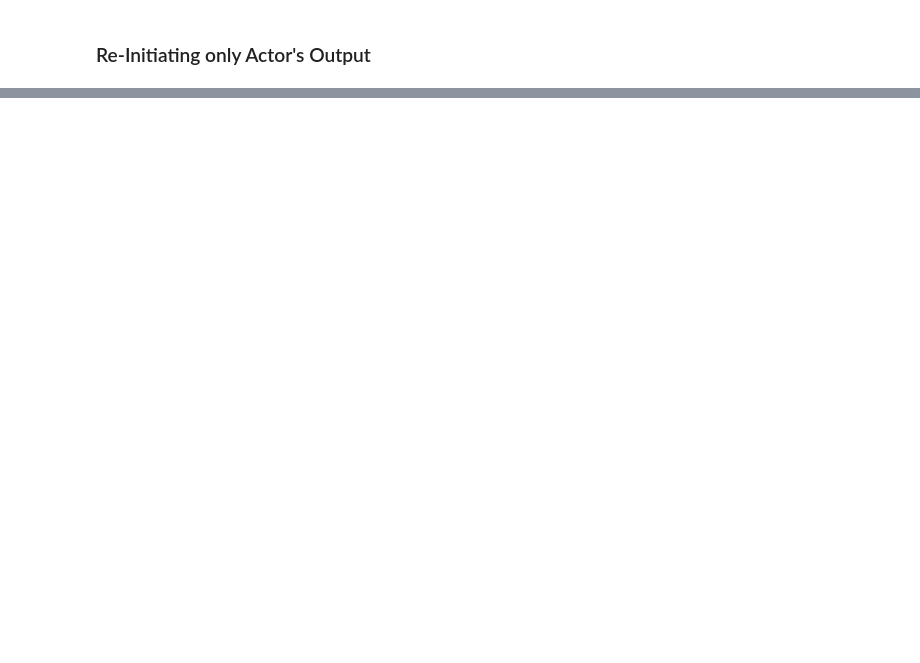
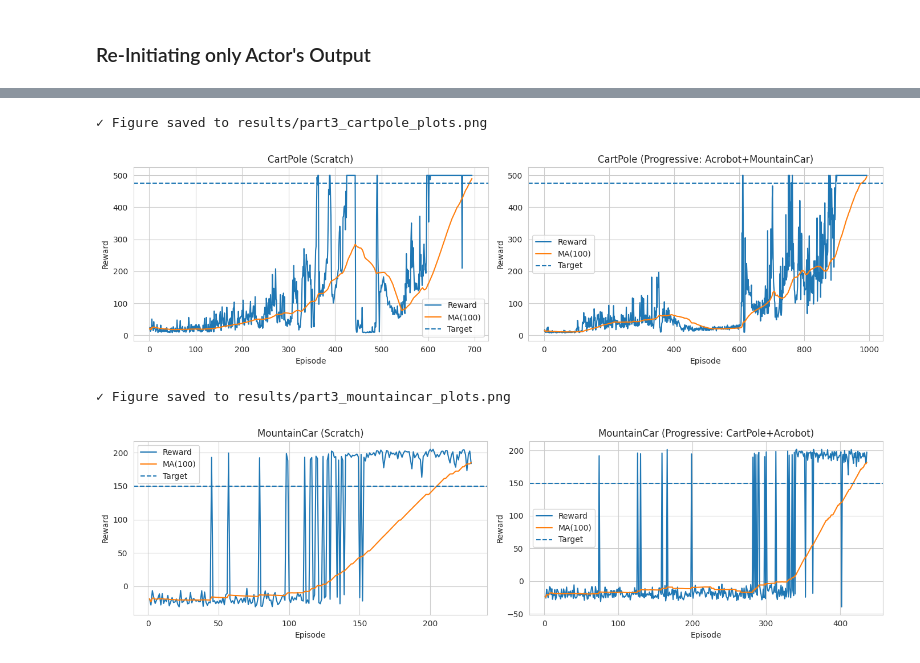
Before and after one commit to shaharoded/TransferLearning, a Jupyter notebook: mainColab.ipynb, the cells around one changed output, grey strips where cells are left out. Cells and saved outputs as stored; diff of their text form; code cells hidden in the pictures; blank space fills up the shorter version.

```diff
--- a/mainColab.ipynb
+++ b/mainColab.ipynb
@@ -521,0 +806,41 @@ plot_training_curves_grid(
+# %%
+# Visualize training curves: Progressive vs Scratch
+
+# CartPole comparison
+plot_training_curves_grid(
+    {
+        "scratch_cartpole": histories["cartpole"],
+        "progressive_cartpole": progressive_histories["progressive_cartpole"],
+    },
+    order=["scratch_cartpole", "progressive_cartpole"],
+    titles={
+        "scratch_cartpole": "CartPole (Scratch)",
+        "progressive_cartpole": "CartPole (Progressive: Acrobot+MountainCar)",
+    },
+    thresholds={"scratch_cartpole": 475, "progressive_cartpole": 475},
+    grid_shape=(1, 2),
+    figsize=(14, 4),
+    save_path="results/part3_cartpole_plots.png",
+)
+
+# MountainCar comparison
+plot_training_curves_grid(
+    {
+        "scratch_mountaincar": histories["mountaincar"],
+        "progressive_mountaincar": progressive_histories["progressive_mountaincar"],
+    },
+    order=["scratch_mountaincar", "progressive_mountaincar"],
+    titles={
+        "scratch_mountaincar": "MountainCar (Scratch)",
+        "progressive_mountaincar": "MountainCar (Progressive: CartPole+Acrobot)",
+    },
+    thresholds={"scratch_mountaincar": 150, "progressive_mountaincar": 150},
+    grid_shape=(1, 2),
+    figsize=(14, 4),
+    save_path="results/part3_mountaincar_plots.png",
+)
+# %% [output]
+✓ Figure saved to results/part3_cartpole_plots.png
+[figure, added]
+✓ Figure saved to results/part3_mountaincar_plots.png
+[figure, added]
```
Also changed, not shown: parts of 20 cells of this notebook, 6 other files.
